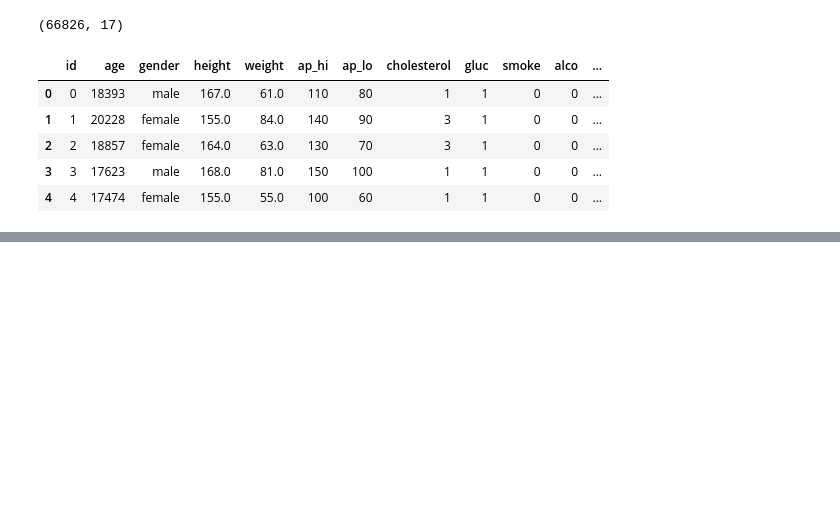
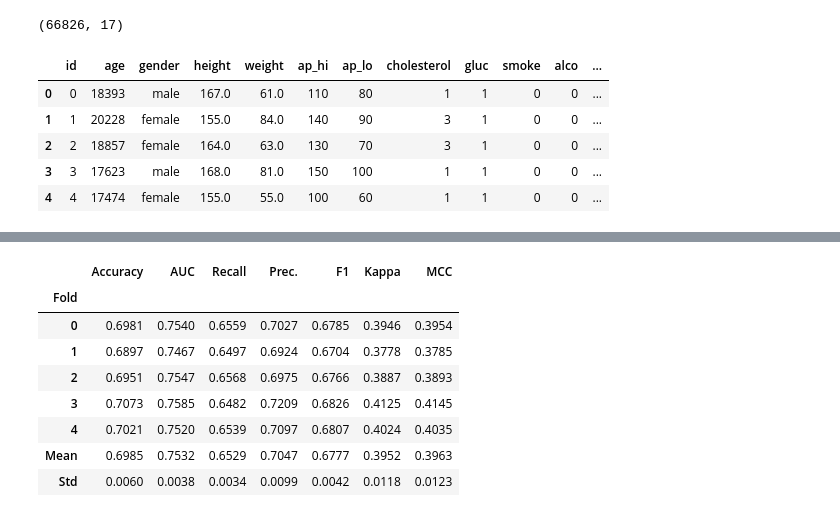
Before and after one commit to turkalpmd/stream-medical-data, a Jupyter notebook: model.ipynb, the cells around one changed output, grey strips where cells are left out. Drawn from its saved outputs; the diff is of its cells as text; code cells hidden in the pictures; blank space fills up the shorter version.

```diff
--- a/model.ipynb
+++ b/model.ipynb
@@ -227,0 +357,15 @@ df.head()
+# %%
+best_model = create_model(estimator="lightgbm",
+            fold=5,
+            cross_validation=True,
+            )
+# %% [output]
+|  | Accuracy | AUC | Recall | Prec. | F1 | Kappa | MCC |
+| Fold |  |  |  |  |  |  |  |
+| 0 | 0.6981 | 0.7540 | 0.6559 | 0.7027 | 0.6785 | 0.3946 | 0.3954 |
+| 1 | 0.6897 | 0.7467 | 0.6497 | 0.6924 | 0.6704 | 0.3778 | 0.3785 |
+| 2 | 0.6951 | 0.7547 | 0.6568 | 0.6975 | 0.6766 | 0.3887 | 0.3893 |
+| 3 | 0.7073 | 0.7585 | 0.6482 | 0.7209 | 0.6826 | 0.4125 | 0.4145 |
+| 4 | 0.7021 | 0.7520 | 0.6539 | 0.7097 | 0.6807 | 0.4024 | 0.4035 |
+| Mean | 0.6985 | 0.7532 | 0.6529 | 0.7047 | 0.6777 | 0.3952 | 0.3963 |
+| Std | 0.0060 | 0.0038 | 0.0034 | 0.0099 | 0.0042 | 0.0118 | 0.0123 |
```
Also changed, not shown: parts of 17 cells of this notebook, 7 other files.
